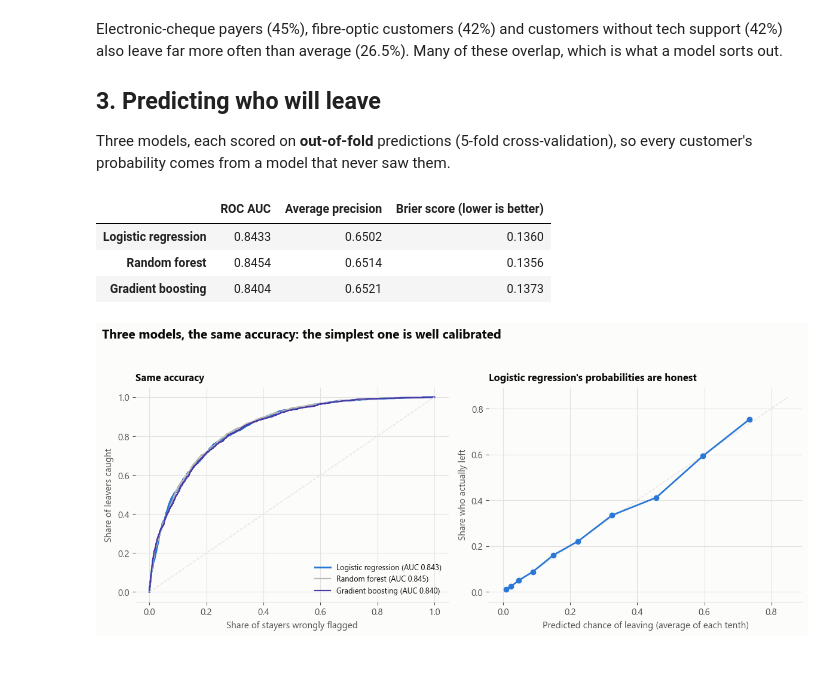
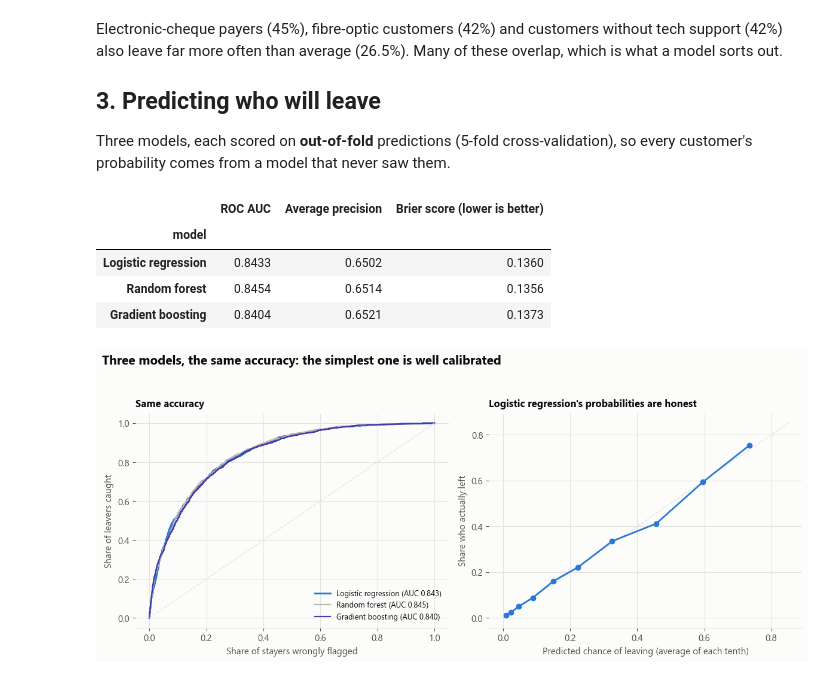
Before and after one commit to BoredMongoose/telco-churn-profit, a Jupyter notebook: notebooks/churn_analysis.ipynb, the cells around one changed output. Drawn from its saved outputs; the diff is of its cells as text; code cells hidden in the pictures.

Commit message:
Notebook: simpler, step-by-step code (same results); churn probability saved to 4 decimals so the dashboard matches; README: plainer answer

```diff
--- a/notebooks/churn_analysis.ipynb
+++ b/notebooks/churn_analysis.ipynb
@@ -26,18 +26,33 @@ import duckdb
 import matplotlib.pyplot as plt
 import numpy as np
 import pandas as pd
+from matplotlib.colors import LinearSegmentedColormap
 from sklearn.inspection import permutation_importance
 from sklearn.metrics import average_precision_score, brier_score_loss, roc_auc_score, roc_curve
 from sklearn.model_selection import train_test_split
 
 warnings.filterwarnings("ignore")
-ROOT = Path.cwd().parent if Path.cwd().name == "notebooks" else Path.cwd()
-sys.path.insert(0, str(ROOT / "src"))
-from churn import Offer, expected_profit, load, models, out_of_fold, policies  # noqa: E402
-from style import AQUA, BLUE, BLUE_LIGHT, GRID, INK, INK_2, NEUTRAL, ORANGE, ORANGE_LIGHT, SURFACE, VIOLET, save, titles  # noqa: E402
 
+# the notebook is in the notebooks/ folder, so the project folder is one level up
+ROOT = Path.cwd()
+if ROOT.name == "notebooks":
+    ROOT = ROOT.parent
+
+# src/churn.py has the data loading, the models and the offer maths (tested in tests/)
+sys.path.append(str(ROOT / "src"))
+from churn import Offer, expected_profit, load, models, out_of_fold, policies
+from style import AQUA, BLUE, BLUE_LIGHT, GRID, INK, INK_2, NEUTRAL, ORANGE, SURFACE, VIOLET, save, titles
+
+# src/run_sql.py builds the summary tables in this DuckDB database
 con = duckdb.connect(str(ROOT / "data" / "telco.duckdb"), read_only=True)
-sql = lambda q: con.sql(q).df()
+
+
+def run_sql(query):
+    """Run a SQL query on the database and return the result as a pandas DataFrame."""
+    return con.execute(query).df()
+
+
+# X = the customer columns the model uses, y = whether they left (1) or stayed (0), raw = the original table
 X, y, raw = load(ROOT / "data" / "raw" / "Telco-Customer-Churn.csv")
 pd.set_option("display.width", 200)
 # %% [markdown]
@@ -123,13 +152,26 @@ far more often than average (26.5%). Many of these overlap, which is what a mode
 Three models, each scored on **out-of-fold** predictions (5-fold cross-validation), so every customer's
 probability comes from a model that never saw them.
 # %%
-candidates = models()
-oof = {name: out_of_fold(m, X, y) for name, m in candidates.items()}
-scores = pd.DataFrame({name: {"ROC AUC": roc_auc_score(y, p), "Average precision": average_precision_score(y, p),
-                              "Brier score (lower is better)": brier_score_loss(y, p)} for name, p in oof.items()}).T
+candidates = models()   # logistic regression, random forest, gradient boosting
+
+# out-of-fold predictions: each customer is scored by a model trained on the other 80% of customers
+oof = {}
+for name, model in candidates.items():
+    oof[name] = out_of_fold(model, X, y)
+
+rows = []
+for name, predictions in oof.items():
+    rows.append({
+        "model": name,
+        "ROC AUC": roc_auc_score(y, predictions),
+        "Average precision": average_precision_score(y, predictions),
+        "Brier score (lower is better)": brier_score_loss(y, predictions),
+    })
+scores = pd.DataFrame(rows).set_index("model")
 scores.round(4)
 # %% [output]
 |  | ROC AUC | Average precision | Brier score (lower is better) |
+| model |  |  |  |
 | Logistic regression | 0.8433 | 0.6502 | 0.1360 |
 | Random forest | 0.8454 | 0.6514 | 0.1356 |
 | Gradient boosting | 0.8404 | 0.6521 | 0.1373 |
```
Also changed, not shown: parts of 18 cells of this notebook, 3 other files.
